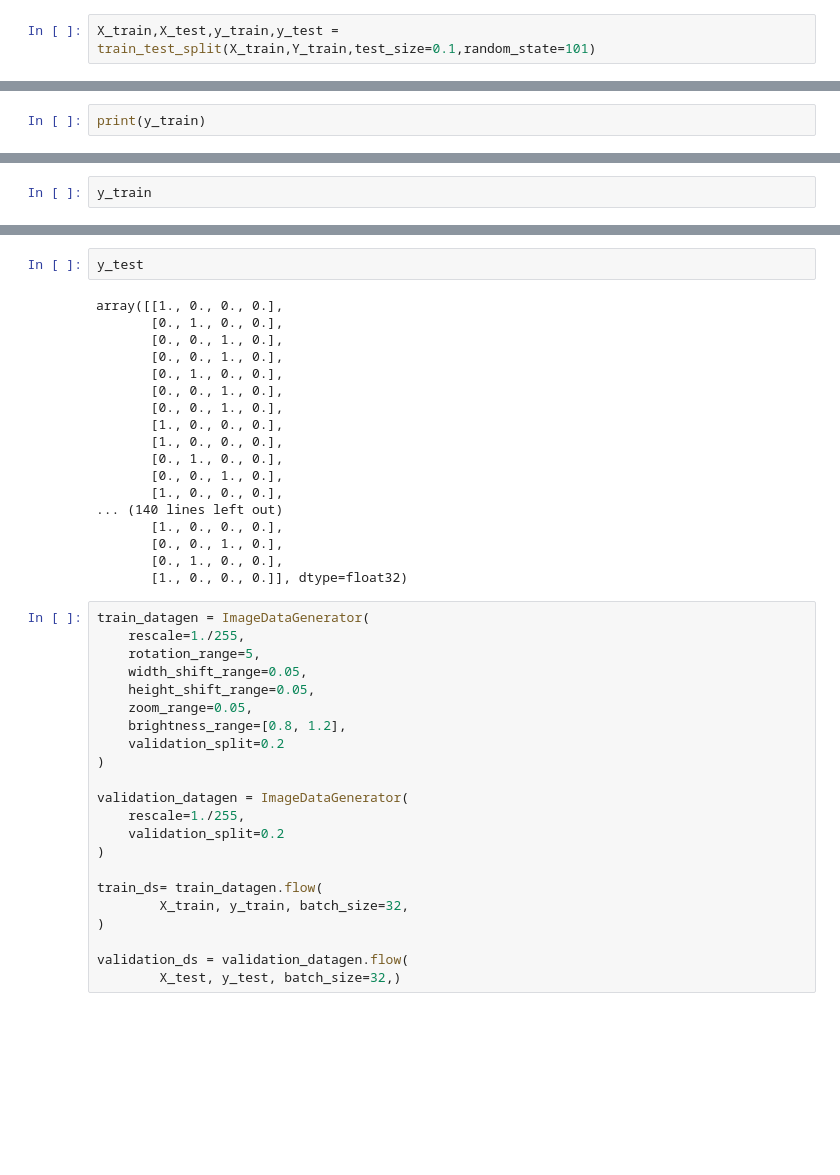
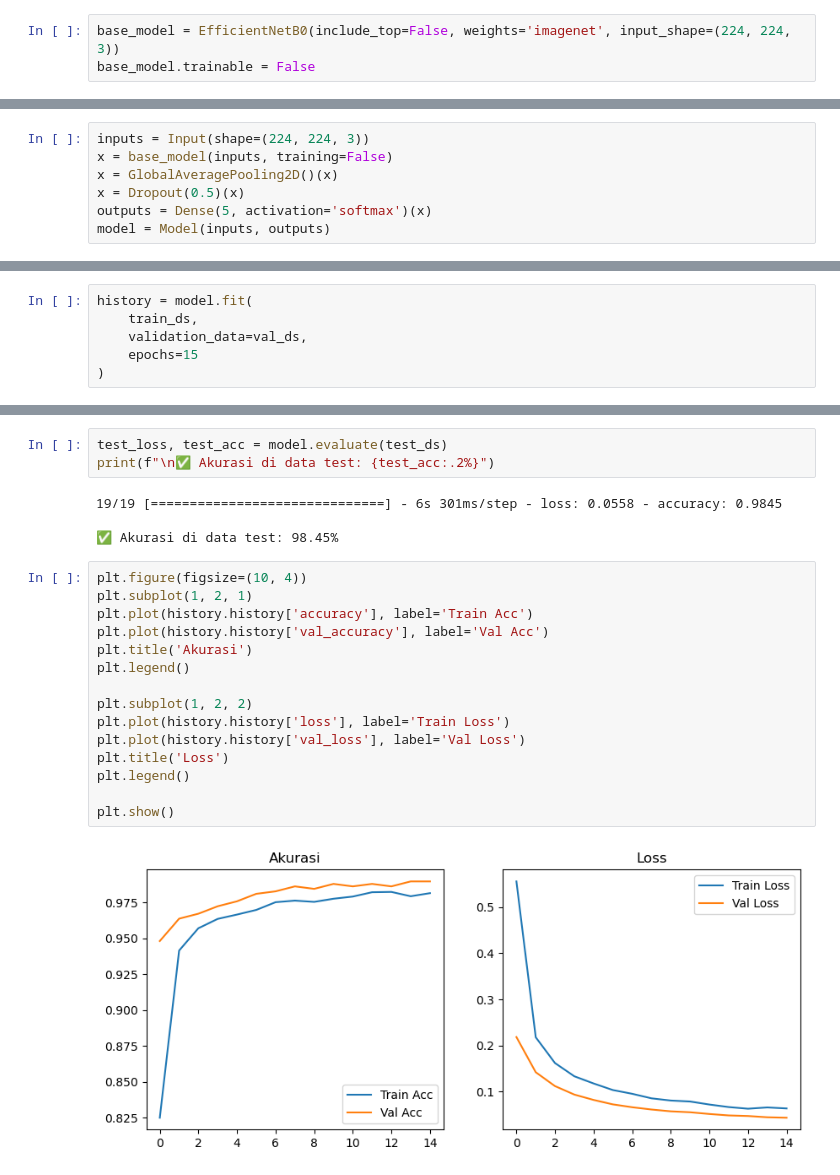
Before and after one commit to ApocalCrk/gis_clf_ml, a Jupyter notebook: src/meta/train_dataset.ipynb, the cells around one changed output, grey strips where cells are left out. Saved outputs shown, nothing was run; the diff lists cells and outputs as text; blank space fills up the shorter version.

```diff
--- a/src/meta/train_dataset.ipynb
+++ b/src/meta/train_dataset.ipynb
@@ -60,2 +50,3 @@ len(X_train)
 # %%
-X_train,X_test,y_train,y_test = train_test_split(X_train,Y_train,test_size=0.1,random_state=101)
+base_model = EfficientNetB0(include_top=False, weights='imagenet', input_shape=(224, 224, 3))
+base_model.trainable = False
@@ -62,2 +57,7 @@ X_train,X_test,y_train,y_test = train_test_split(X_train,Y_train,test_size=0.1,r
 # %%
-print(y_train)
+inputs = Input(shape=(224, 224, 3))
+x = base_model(inputs, training=False)
+x = GlobalAveragePooling2D()(x)
+x = Dropout(0.5)(x)
+outputs = Dense(5, activation='softmax')(x)
+model = Model(inputs, outputs)
@@ -79,3 +72,7 @@ y_test = tf.keras.utils.to_categorical(y_test,num_classes=4)
 # %%
-y_train
+history = model.fit(
+    train_ds,
+    validation_data=val_ds,
+    epochs=15
+)
 # %% [output]
@@ -89,42 +96,24 @@ array([[0., 0., 1., 0.],
 # %%
-y_test
+test_loss, test_acc = model.evaluate(test_ds)
+print(f"\n✅ Akurasi di data test: {test_acc:.2%}")
 # %% [output]
-array([[1., 0., 0., 0.],
-       [0., 1., 0., 0.],
-       [0., 0., 1., 0.],
-       [0., 0., 1., 0.],
-       [0., 1., 0., 0.],
-       [0., 0., 1., 0.],
-       [0., 0., 1., 0.],
-       [1., 0., 0., 0.],
-       [1., 0., 0., 0.],
-       [0., 1., 0., 0.],
-       [0., 0., 1., 0.],
-       [1., 0., 0., 0.],
-... (140 lines left out)
-       [1., 0., 0., 0.],
-       [0., 0., 1., 0.],
-       [0., 1., 0., 0.],
-       [1., 0., 0., 0.]], dtype=float32)
+19/19 [==============================] - 6s 301ms/step - loss: 0.0558 - accuracy: 0.9845
+
+✅ Akurasi di data test: 98.45%
 # %%
-train_datagen = ImageDataGenerator(
-    rescale=1./255,
-    rotation_range=5,
-    width_shift_range=0.05,
-    height_shift_range=0.05,
-    zoom_range=0.05,
-    brightness_range=[0.8, 1.2],
-    validation_split=0.2
-)
+plt.figure(figsize=(10, 4))
+plt.subplot(1, 2, 1)
+plt.plot(history.history['accuracy'], label='Train Acc')
+plt.plot(history.history['val_accuracy'], label='Val Acc')
+plt.title('Akurasi')
+plt.legend()
 
-validation_datagen = ImageDataGenerator(
-    rescale=1./255,
-    validation_split=0.2
-)
+plt.subplot(1, 2, 2)
+plt.plot(history.history['loss'], label='Train Loss')
+plt.plot(history.history['val_loss'], label='Val Loss')
+plt.title('Loss')
+plt.legend()
 
-train_ds= train_datagen.flow(
-        X_train, y_train, batch_size=32,
-)
-
-validation_ds = validation_datagen.flow(
-        X_test, y_test, batch_size=32,)
+plt.show()
+# %% [output]
+[figure, added]
```
Also changed, not shown: parts of 25 cells of this notebook, 16 other files.
